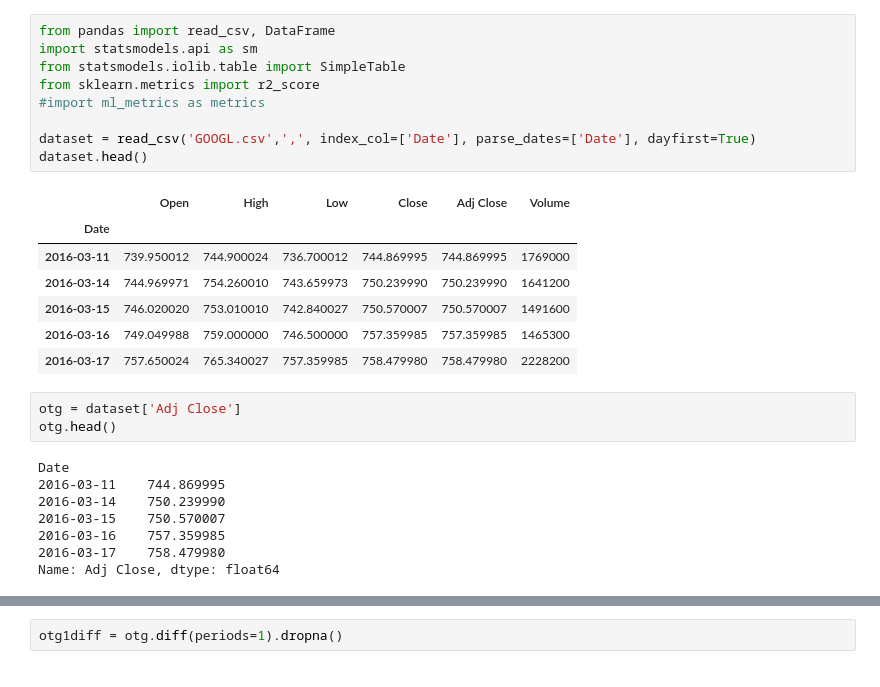
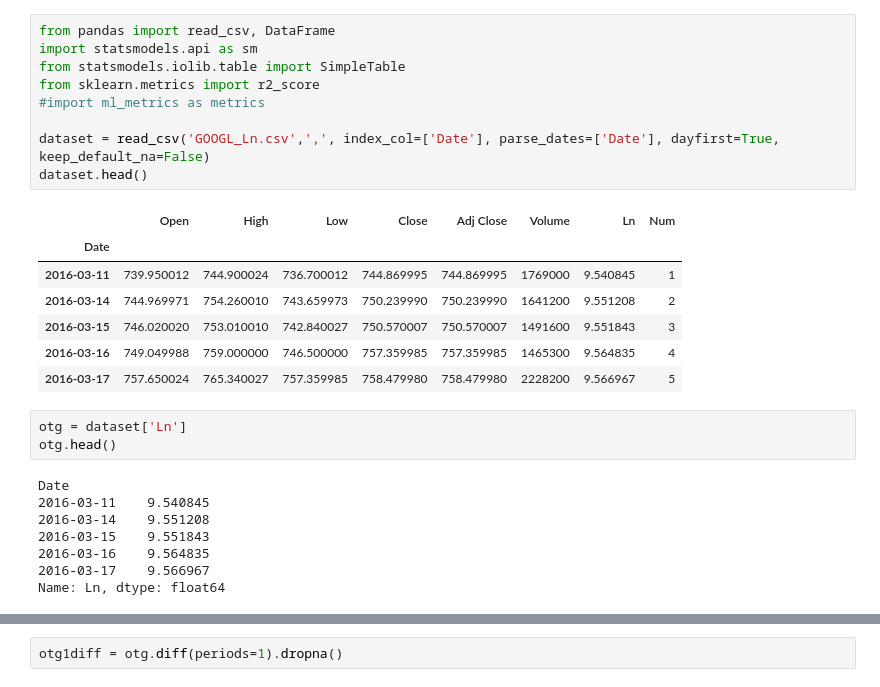
Before and after one commit to laasan/econometrics_in_python, a Jupyter notebook: timeseries/tsa_googl.ipynb, the cells around one changed output, grey strips where cells are left out. Cells and saved outputs as stored; diff of their text form.

```diff
--- a/timeseries/tsa_googl.ipynb
+++ b/timeseries/tsa_googl.ipynb
@@ -1,28 +1,28 @@
 # %%
 from pandas import read_csv, DataFrame
 import statsmodels.api as sm
 from statsmodels.iolib.table import SimpleTable
 from sklearn.metrics import r2_score
 #import ml_metrics as metrics
 
-dataset = read_csv('GOOGL.csv',',', index_col=['Date'], parse_dates=['Date'], dayfirst=True)
+dataset = read_csv('GOOGL_Ln.csv',',', index_col=['Date'], parse_dates=['Date'], dayfirst=True, keep_default_na=False)
 dataset.head()
 # %% [output]
-|  | Open | High | Low | Close | Adj Close | Volume |
-| Date |  |  |  |  |  |  |
-| 2016-03-11 | 739.950012 | 744.900024 | 736.700012 | 744.869995 | 744.869995 | 1769000 |
-| 2016-03-14 | 744.969971 | 754.260010 | 743.659973 | 750.239990 | 750.239990 | 1641200 |
-| 2016-03-15 | 746.020020 | 753.010010 | 742.840027 | 750.570007 | 750.570007 | 1491600 |
-| 2016-03-16 | 749.049988 | 759.000000 | 746.500000 | 757.359985 | 757.359985 | 1465300 |
-| 2016-03-17 | 757.650024 | 765.340027 | 757.359985 | 758.479980 | 758.479980 | 2228200 |
+|  | Open | High | Low | Close | Adj Close | Volume | Ln | Num |
+| Date |  |  |  |  |  |  |  |  |
+| 2016-03-11 | 739.950012 | 744.900024 | 736.700012 | 744.869995 | 744.869995 | 1769000 | 9.540845 | 1 |
+| 2016-03-14 | 744.969971 | 754.260010 | 743.659973 | 750.239990 | 750.239990 | 1641200 | 9.551208 | 2 |
+| 2016-03-15 | 746.020020 | 753.010010 | 742.840027 | 750.570007 | 750.570007 | 1491600 | 9.551843 | 3 |
+| 2016-03-16 | 749.049988 | 759.000000 | 746.500000 | 757.359985 | 757.359985 | 1465300 | 9.564835 | 4 |
+| 2016-03-17 | 757.650024 | 765.340027 | 757.359985 | 758.479980 | 758.479980 | 2228200 | 9.566967 | 5 |
 # %%
-otg = dataset['Adj Close']
+otg = dataset['Ln']
 otg.head()
 # %% [output]
 Date
-2016-03-11    744.869995
-2016-03-14    750.239990
-2016-03-15    750.570007
-2016-03-16    757.359985
-2016-03-17    758.479980
-Name: Adj Close, dtype: float64
+2016-03-11    9.540845
+2016-03-14    9.551208
+2016-03-15    9.551843
+2016-03-16    9.564835
+2016-03-17    9.566967
+Name: Ln, dtype: float64
```
Also changed, not shown: parts of 14 cells of this notebook, 1 other file.
